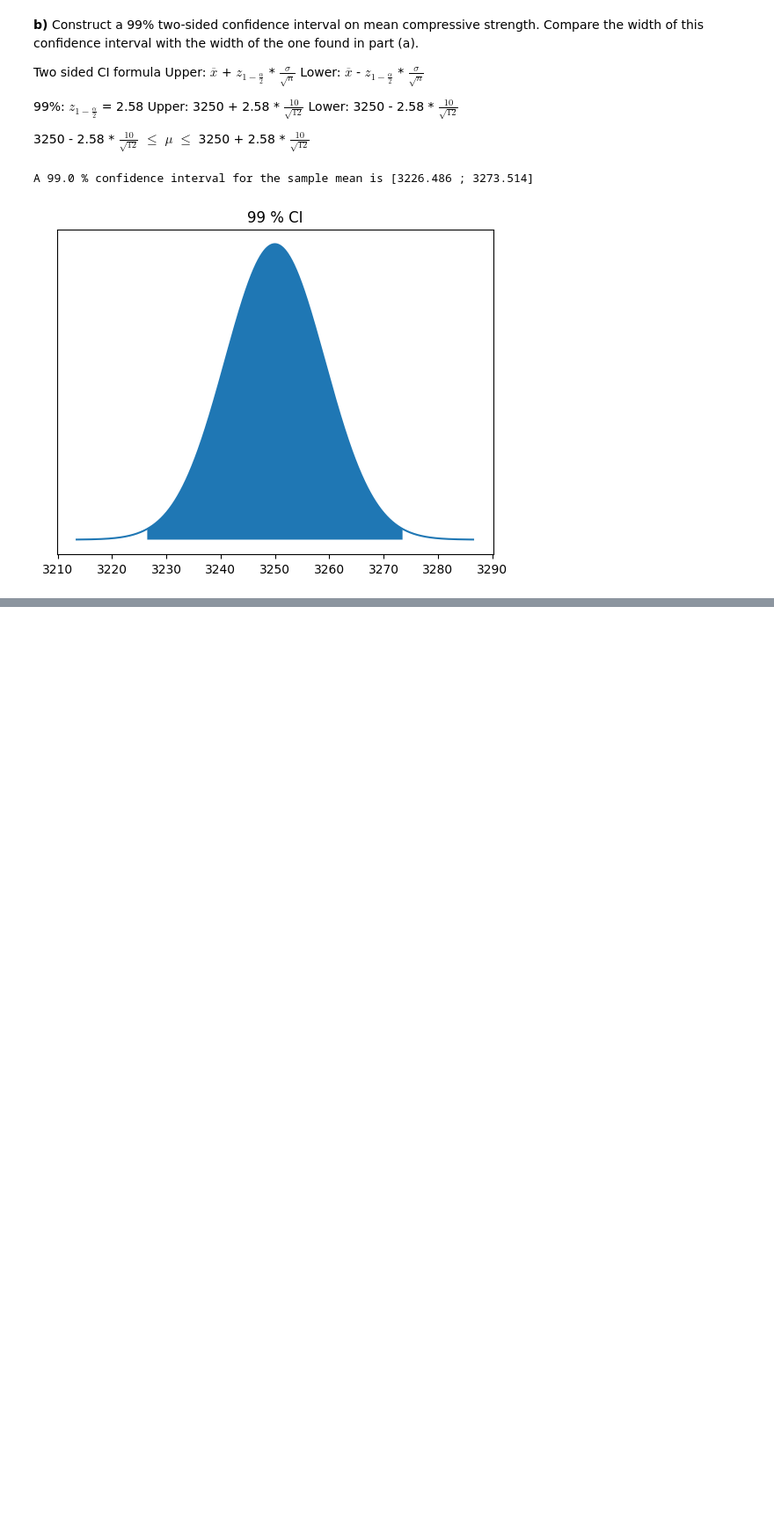
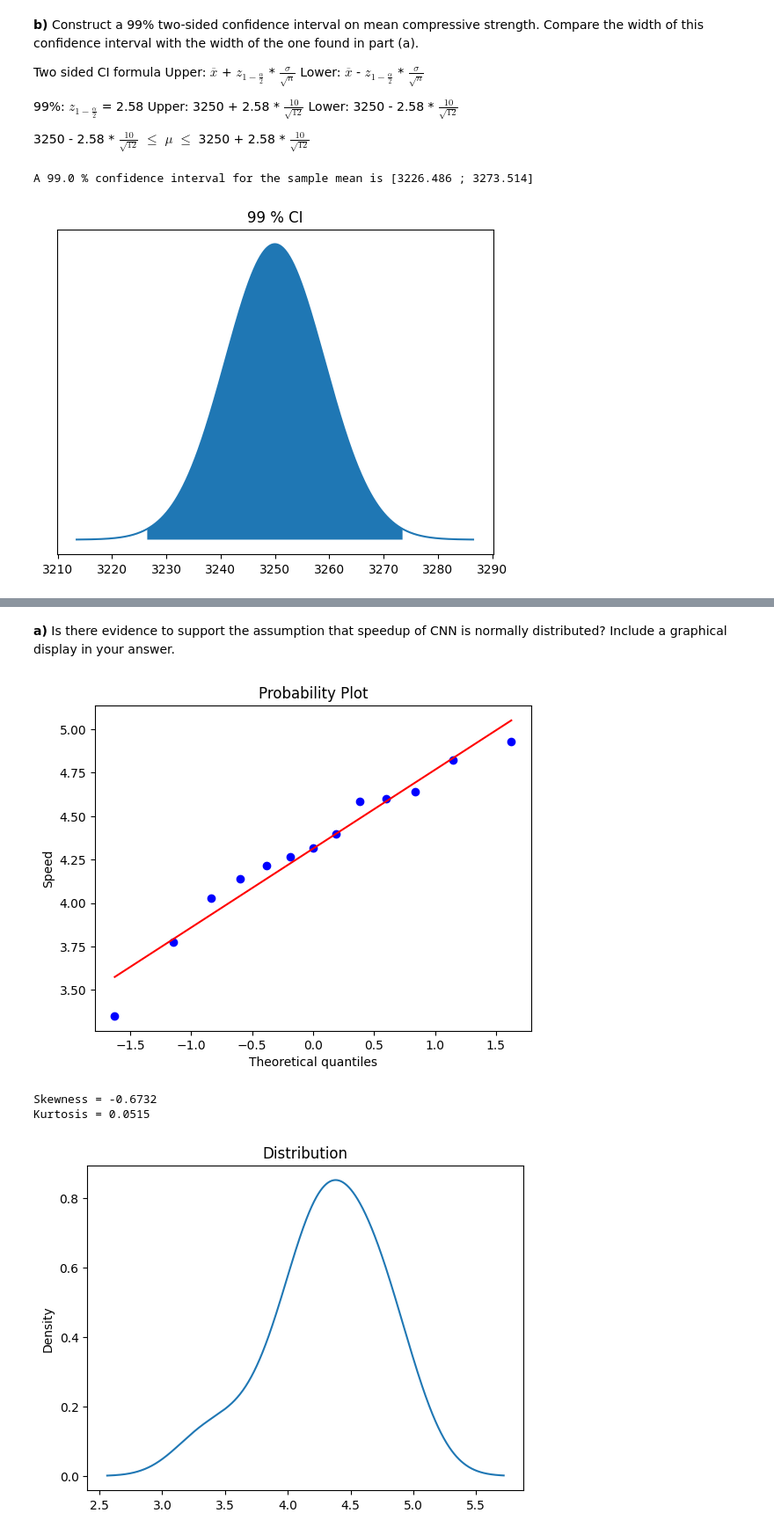
Before and after one commit to nickcernean/SMP_Exercises, a Jupyter notebook: 6_Statistical_Intervals/Problems_6.ipynb, the cells around one changed output, grey strips where cells are left out. Shown at 88% size. Saved outputs shown, nothing was run; the diff lists cells and outputs as text; code cells hidden in the pictures; blank space fills up the shorter version.

```diff
--- a/6_Statistical_Intervals/Problems_6.ipynb
+++ b/6_Statistical_Intervals/Problems_6.ipynb
@@ -209,0 +202,19 @@ A 99.0 % confidence interval for the sample mean is [3226.486 ; 3273.514]
+# %% [markdown]
+**a)** Is there evidence to support the assumption that speedup of CNN is normally distributed? Include a graphical display in your answer.
+# %%
+a = [3.7753, 3.350679, 4.217981, 4.030324, 4.639692, 4.139665, 4.395575, 4.824257, 4.268119, 4.584193, 4.930027, 4.315973, 4.600101]
+
+# a) We check for normality using a normal probability plot and compute skewness and kurtosis and then create a plot of the pdf
+stats.probplot(a, plot=plt)
+plt.ylabel('Speed')
+plt.show()
+print('Skewness = ' + repr(round(stats.skew(a),4)))
+print('Kurtosis = ' + repr(round(stats.kurtosis(a),4)))
+df = pd.DataFrame(a)
+fig, ax = plt.subplots()
+df.plot.kde(ax=ax, legend=False, title='Distribution')
+# %% [output]
+[figure, added]
+Skewness = -0.6732
+Kurtosis = 0.0515
+[figure, added]
```
Also changed, not shown: parts of 17 cells of this notebook.
